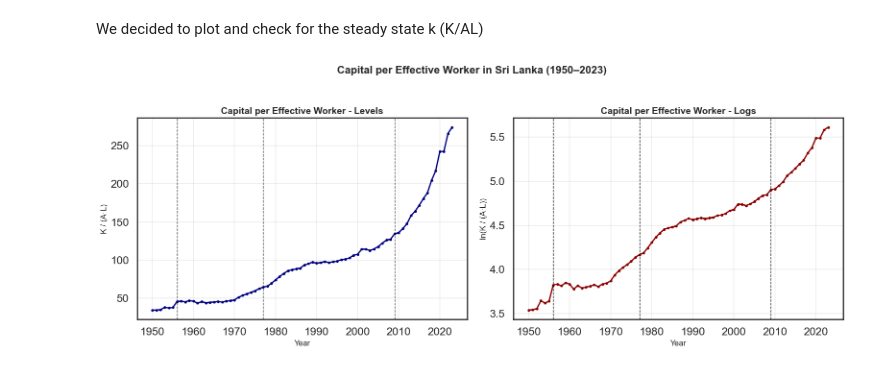
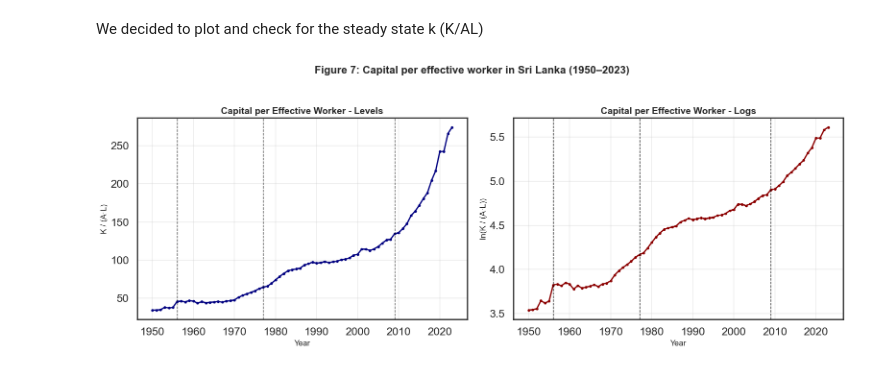
Before and after one commit to ikedasakii/EC2B1_group_project, a Jupyter notebook: find_GDP_trend_decades_copy.ipynb, the cells around one changed output. Cells and saved outputs as stored; diff of their text form; code cells hidden in the pictures.

```diff
--- a/find_GDP_trend_decades_copy.ipynb
+++ b/find_GDP_trend_decades_copy.ipynb
@@ -1132,14 +1142,14 @@ plt.plot(data_tfp['year'], data_tfp['ln_TFP'],
 
 plt.xlabel('Year', fontsize=12)
 plt.ylabel('Log Level', fontsize=12)
-plt.title('Figure 13: log labour productivity vs log TFP for Sri Lanka (1950–2023)', fontsize=16, fontweight='bold')
+plt.title('Figure 8: Log labour productivity vs log TFP in Sri Lanka (1950–2023)', fontsize=16, fontweight='bold')
 plt.legend(fontsize=12)
 plt.grid(True, alpha=0.3)
 plt.tight_layout()
 
 # Vertical lines at sub-period boundaries
 for year in [1956, 1977, 2009]:
-    plt.axvline(x=year, color='gray', linestyle='--', linewidth=1, alpha=0.7)
+    plt.axvline(x=year, color='black', linestyle='--', linewidth=1, alpha=0.7)
 
 plt.show()
 # %% [output]
@@ -1172,9 +1182,9 @@ axes[1].set_ylabel('ln(K/L)', fontsize=12)
 axes[1].set_title('Capital per worker - Logs', fontsize=14, fontweight='bold')
 axes[1].grid(True, alpha=0.3)
 for year in [1956, 1977, 2009]:
-    axes[1].axvline(x=year, color='gray', linestyle='--', linewidth=1, alpha=0.7)
+    axes[1].axvline(x=year, color='black', linestyle='--', linewidth=1, alpha=0.7)
 
-plt.suptitle('Figure 14: Capital Deepening in Sri Lanka (1950–2023)', fontsize=16, fontweight='bold', y=1.02)
+plt.suptitle('Figure 6: Capital deepening in Sri Lanka (1950–2023)', fontsize=16, fontweight='bold', y=1.02)
 plt.tight_layout()
 plt.show()
 # %% [output]
@@ -1185,32 +1195,32 @@ We decided to plot and check for the steady state k (K/AL)
 # Compute capital per effective worker: k = K / (A * L)
 # In the Solow model, this ratio converges to the steady state k*
 data_tfp['k_effective'] = data_tfp['K'] / (data_tfp['TFP'] * data_tfp['L'])
 data_tfp['ln_k_effective'] = np.log(data_tfp['k_effective'])
 
 fig, axes = plt.subplots(1, 2, figsize=(16, 6))
 
 # Left panel: K/(AL) in levels
 axes[0].plot(data_tfp['year'], data_tfp['k_effective'],
              linewidth=2, color='navy', marker='o', markersize=3)
 axes[0].set_xlabel('Year', fontsize=12)
 axes[0].set_ylabel('K / (A·L)', fontsize=12)
 axes[0].set_title('Capital per Effective Worker - Levels', fontsize=14, fontweight='bold')
 axes[0].grid(True, alpha=0.3)
 for year in [1956, 1977, 2009]:
     axes[0].axvline(x=year, color='black', linestyle='--', linewidth=1, alpha=0.7)
 
 # Right panel: ln(K/(AL))
 axes[1].plot(data_tfp['year'], data_tfp['ln_k_effective'],
              linewidth=2, color='darkred', marker='o', markersize=3)
 axes[1].set_xlabel('Year', fontsize=12)
 axes[1].set_ylabel('ln(K / (A·L))', fontsize=12)
 axes[1].set_title('Capital per Effective Worker - Logs', fontsize=14, fontweight='bold')
 axes[1].grid(True, alpha=0.3)
 for year in [1956, 1977, 2009]:
     axes[1].axvline(x=year, color='black', linestyle='--', linewidth=1, alpha=0.9)
 
-plt.suptitle('Capital per Effective Worker in Sri Lanka (1950–2023)', fontsize=16, fontweight='bold', y=1.02)
+plt.suptitle('Figure 7: Capital per effective worker in Sri Lanka (1950–2023)', fontsize=16, fontweight='bold', y=1.02)
 plt.tight_layout()
 plt.show()
 # %% [output]
-[figure, old version]
+[figure, new version]
```
Also changed, not shown: parts of 7 cells of this notebook.
